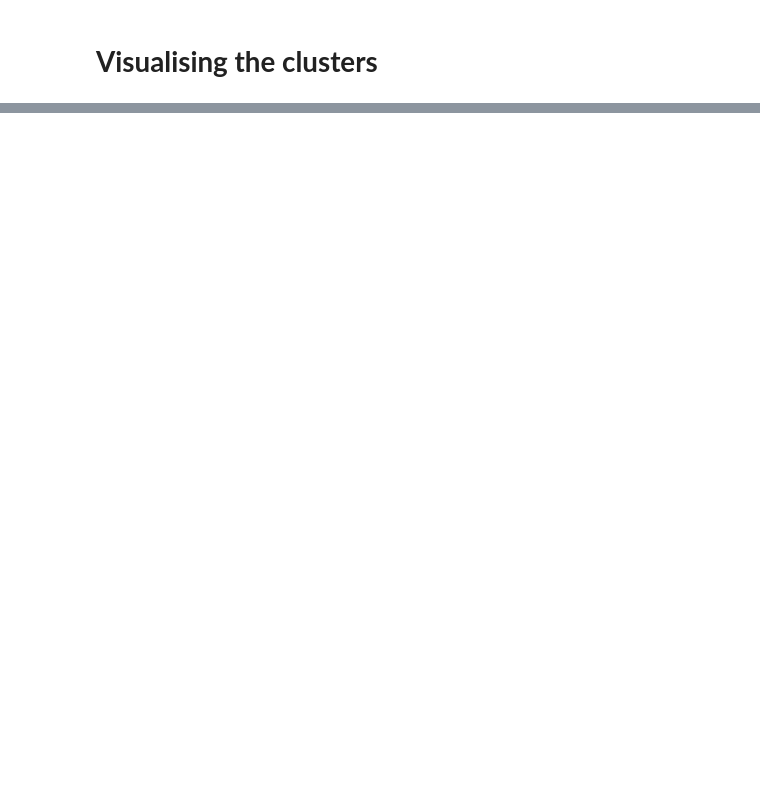
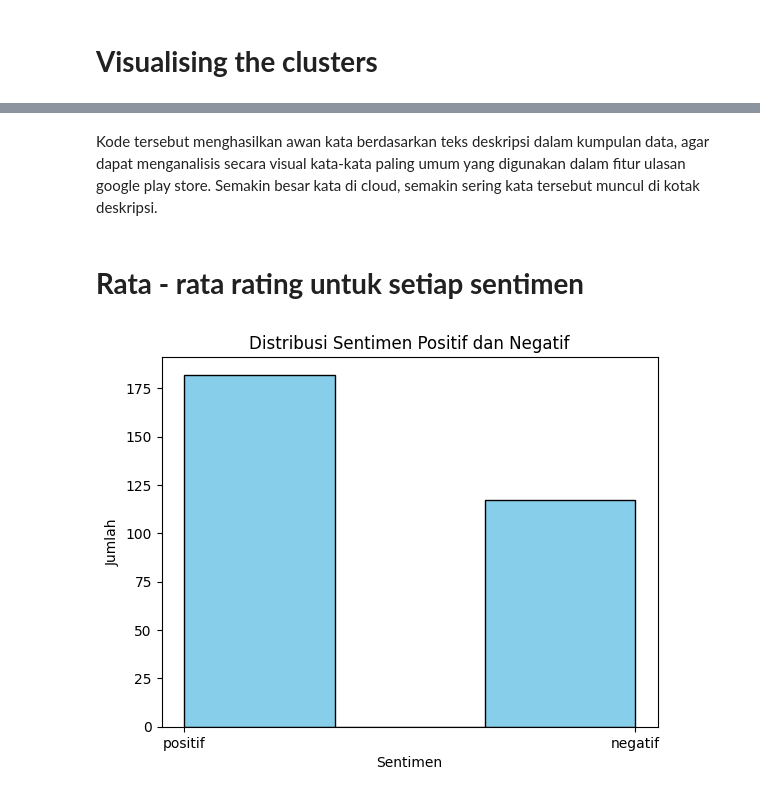
Before and after one commit to AzizLike29/Scrap-App-ML, a Jupyter notebook: scrap_mobile_legends.ipynb, the cells around one changed output, grey strips where cells are left out. Drawn from its saved outputs; the diff is of its cells as text; code cells hidden in the pictures; blank space fills up the shorter version.

```diff
--- a/scrap_mobile_legends.ipynb
+++ b/scrap_mobile_legends.ipynb
@@ -519,0 +545,19 @@ plt.show()
+# %% [markdown]
+Kode tersebut menghasilkan awan kata berdasarkan teks deskripsi dalam kumpulan data, agar dapat menganalisis secara visual kata-kata paling umum yang digunakan dalam fitur ulasan google play store. Semakin besar kata di cloud, semakin sering kata tersebut muncul di kotak deskripsi.
+# %% [markdown]
+# **Rata - rata rating untuk setiap sentimen**
+# %%
+# Buat diagram batang untuk distribusi sentimen
+plt.hist(data_clean['sentiment'], bins=3, color='skyblue', edgecolor='black')
+plt.xlabel('Sentimen')
+plt.ylabel('Jumlah')
+plt.title('Distribusi Sentimen Positif dan Negatif')
+plt.show()
+
+# Membuat tabel dengan nilai per kategori sentimen
+bins = ['POSITIF', 'NEGATIF']  # Kategori sentimen
+
+# Assuming 'sentiment' column contains strings like 'POSITIF', 'NEGATIF'
+data_clean['cluster'] = data_clean['sentiment'].str.upper().apply(lambda x: x if x in bins else 'OTHER')
+# %% [output]
+[figure, added]
```
Also changed, not shown: parts of 25 cells of this notebook.
